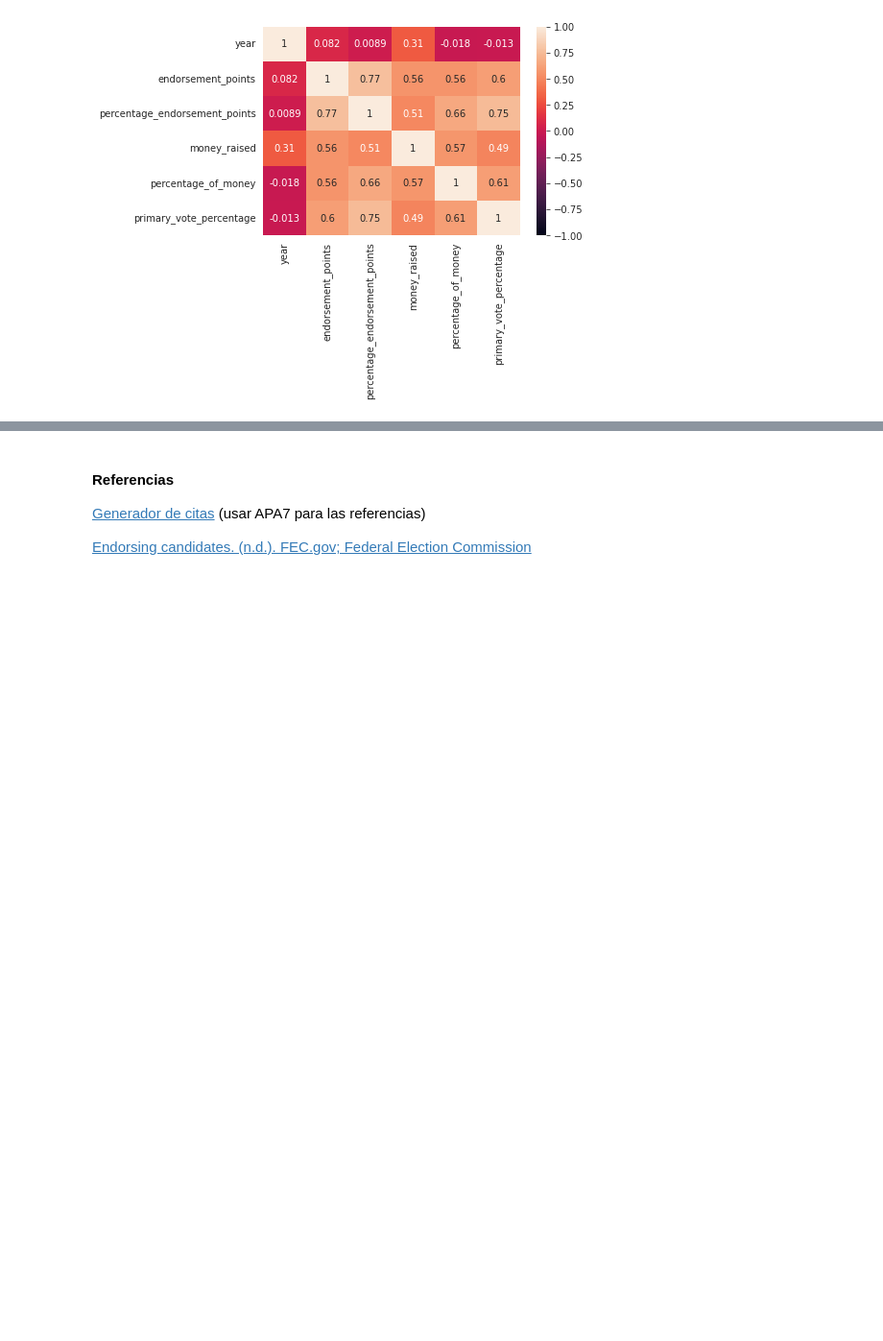
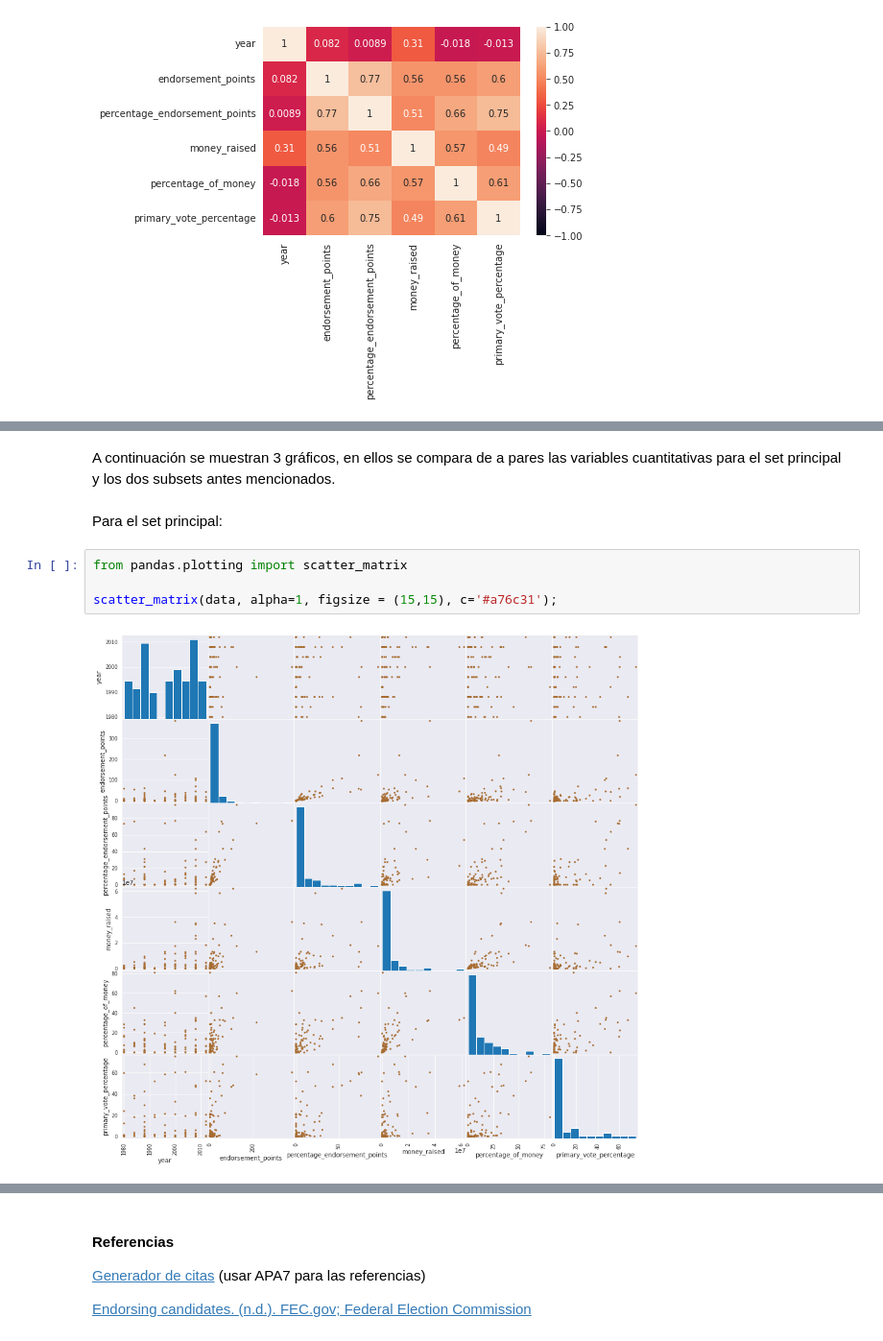
Before and after one commit to 1gnacio/orgadatos-kaggle-tp1, a Jupyter notebook: notebook707f668b56.ipynb, the cells around one changed output, grey strips where cells are left out. Shown at 96% size. Cells and saved outputs as stored; diff of their text form; blank space fills up the shorter version.

```diff
--- a/notebook707f668b56.ipynb
+++ b/notebook707f668b56.ipynb
@@ -357,0 +356,10 @@ heatmap = sns.heatmap(data.corr(), vmin=-1, vmax=1, annot=True)
+# %% [markdown]
+A continuación se muestran 3 gráficos, en ellos se compara de a pares las variables cuantitativas para el set principal y los dos subsets antes mencionados.
+# %% [markdown]
+Para el set principal:
+# %%
+from pandas.plotting import scatter_matrix
+
+scatter_matrix(data, alpha=1, figsize = (15,15), c='#a76c31');
+# %% [output]
+[figure, added]
```
Also changed, not shown: parts of 34 cells of this notebook.
